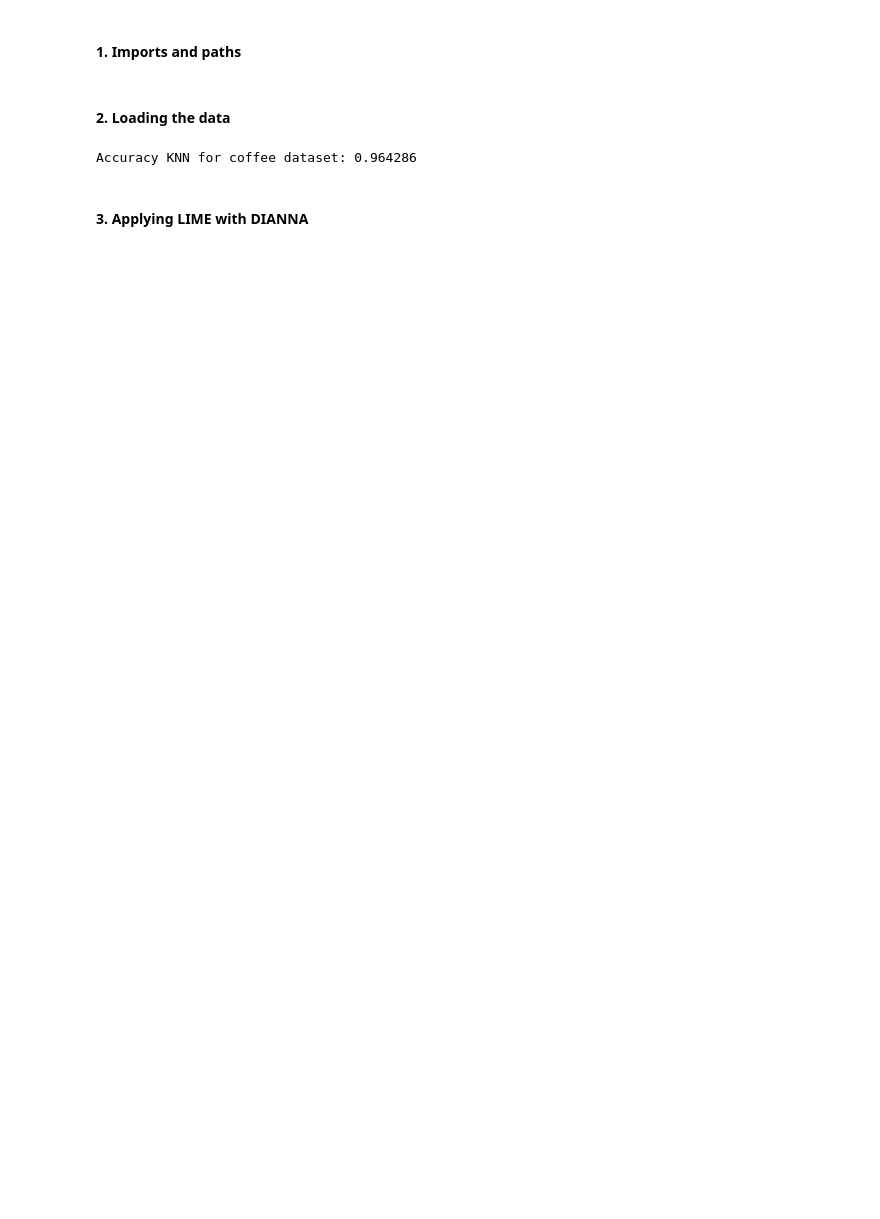
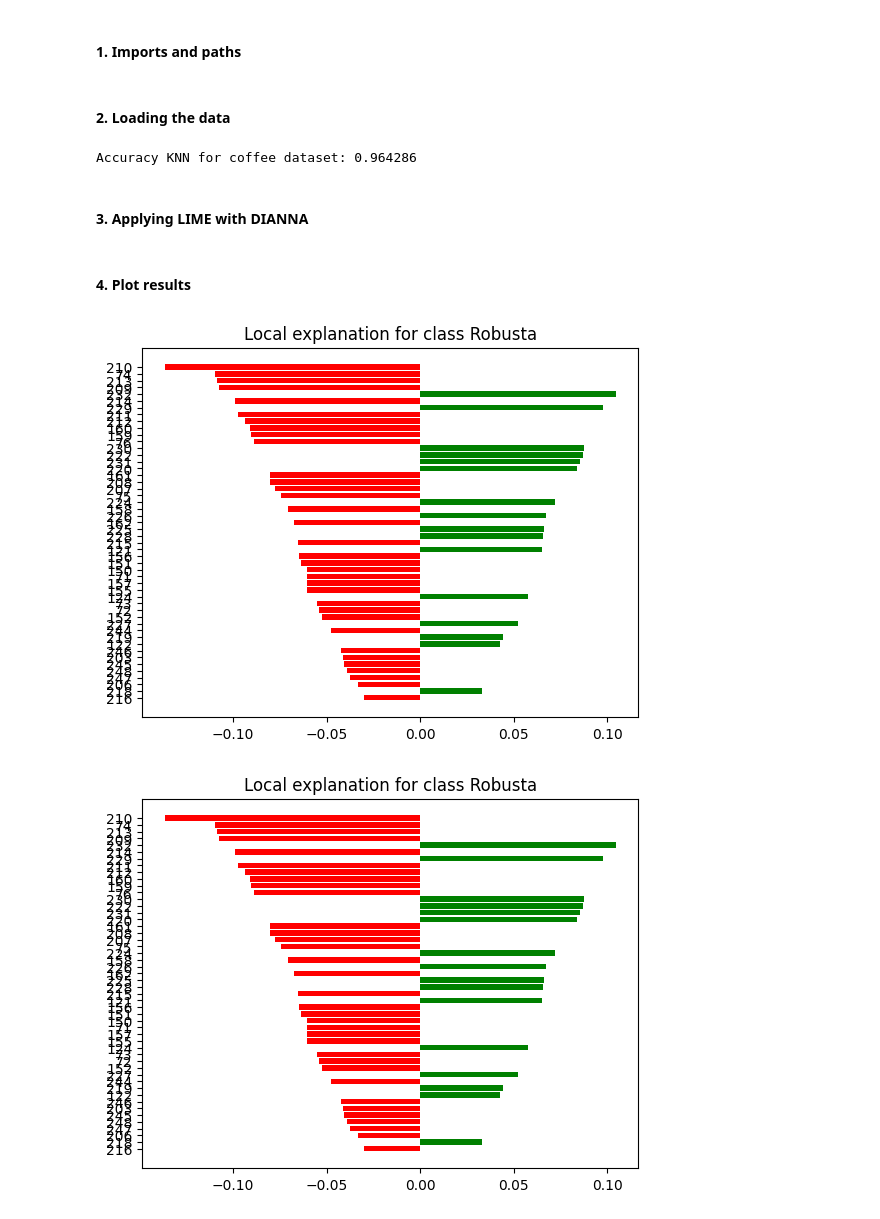
Before and after one commit to dianna-ai/dianna, a Jupyter notebook: tutorials/lime_timeseries.ipynb, the cells around one changed output. Drawn from its saved outputs; the diff is of its cells as text; code cells hidden in the pictures; blank space fills up the shorter version.

Commit message:
Added lime for timeseries and tutorial notebook. Also added coffee dataset in tutorials/data

```diff
--- a/tutorials/lime_timeseries.ipynb
+++ b/tutorials/lime_timeseries.ipynb
@@ -20,7 +26,7 @@ from sklearn.metrics import accuracy_score as acc
 # %%
 # Load coffee dataset
 path_to_data = "path_to_data"
-path_to_data = "/home/yangliu/MLexpo/Lime-For-Time/demo/data"
+path_to_data = "data"
 coffee_train = pd.read_csv(Path(path_to_data, "coffee_train.csv"),
                             sep=',', header=None).astype(float)
 coffee_train_y = coffee_train.loc[:, 0]
@@ -39,21 +45,23 @@ Accuracy KNN for coffee dataset: 0.964286
 # %%
 # Select instance for explanation
 idx = 5 # explained instance
-num_features = 10 # how many feature contained in explanation
-num_slices = 24 # split time series
+num_features = 50 # how many feature contained in explanation
 series = coffee_test_x.iloc[idx, :]
+num_slices = len(series) # split time series
+
+class_names = ['Arabica', 'Robusta']
+labels = np.argsort(class_names)
 # %% [markdown]
 #### 3. Applying LIME with DIANNA
 # %%
-# Things we need to replace/reproduce
-class_names = ['Arabica', 'Robusta']
-
-explanation_heatmap = dianna.explain_timeseries(knn.predict_proba,
-                                                series,
-                                                'LIME',
-                                                labels=class_names[0],
-                                                num_features=num_features,
-                                                num_samples=5000,
-                                                num_slices=num_slices,
-                                                mask_type='mean'
-)
+#Run explainer from dianna class
+explainer = lime_timeseries.LimeTimeseries()
+exp = explainer.explain(knn, series, labels, class_names=class_names, num_features=num_features, num_samples=5000, num_slices=num_slices, method='dtw')
+# %% [markdown]
+#### 4. Plot results
+# %%
+import matplotlib.pyplot as plt
+exp.as_pyplot_figure()
+# %% [output]
+[figure, added]
+[figure, added]
```
Also changed, not shown: parts of 10 cells of this notebook, 3 other files.
